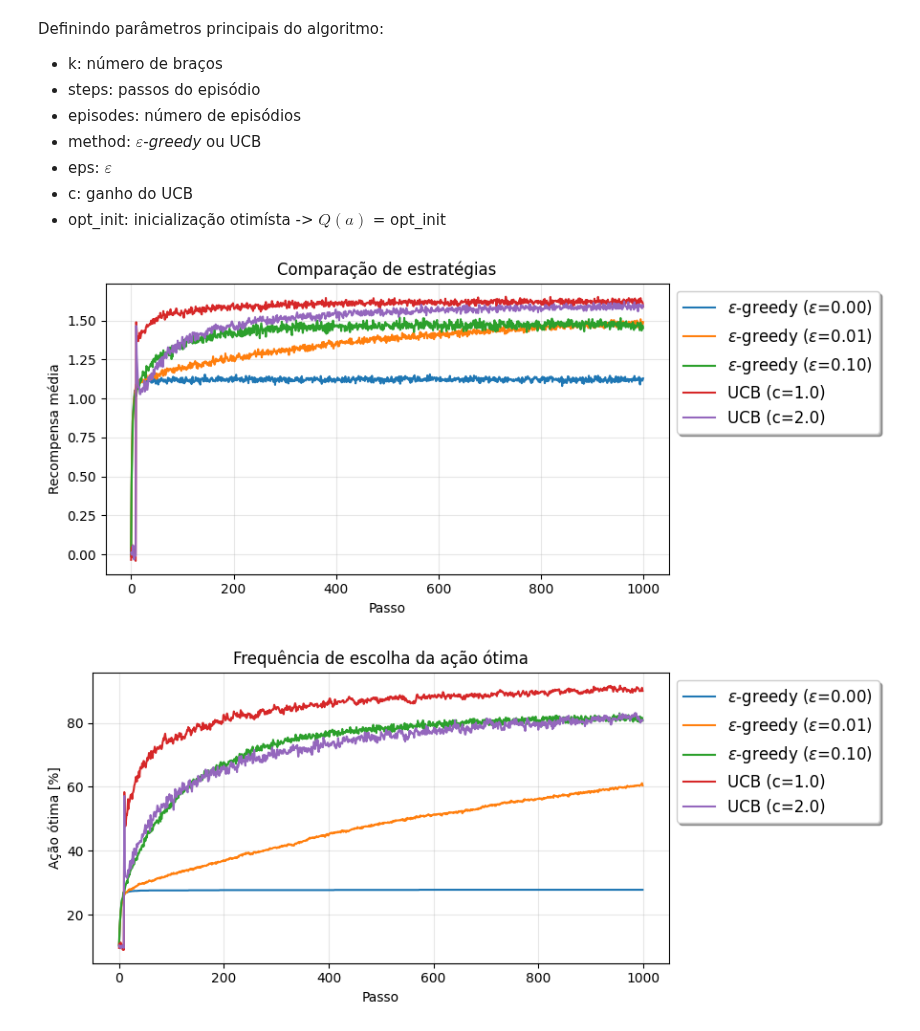
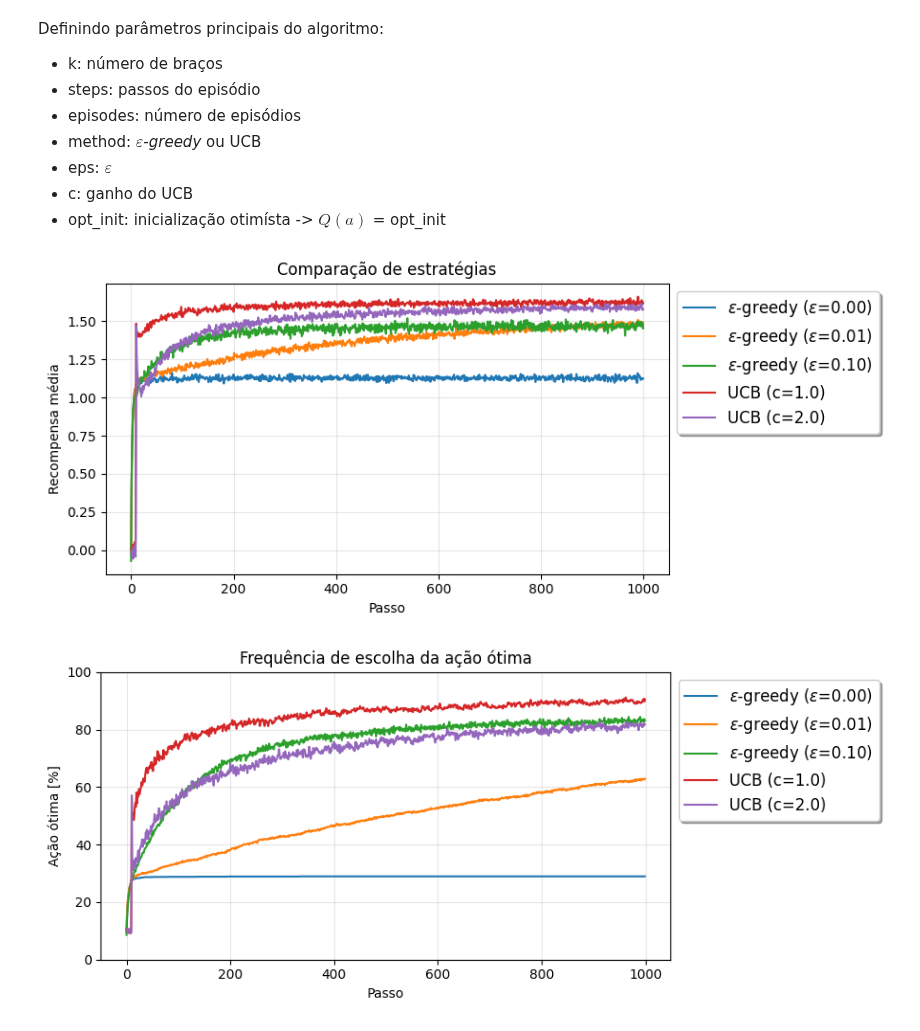
Before and after one commit to GTI-UFMG/IAR_codes, a Jupyter notebook: aula02/Algoritmo_do_bandido.ipynb, the cells around one changed output. Drawn from its saved outputs; the diff is of its cells as text; code cells hidden in the pictures.

```diff
--- a/aula02/Algoritmo_do_bandido.ipynb
+++ b/aula02/Algoritmo_do_bandido.ipynb
@@ -22,7 +22,7 @@ class Bandit:
         self.K = parameters['k']
 
         # testbed
-        self.testbed = [{'mean': 2.0*np.random.uniform(-1.0,1.0), 'std': 0.5} for a in range(self.K)]
+        self.testbed = [{'mean': np.random.uniform(-2.0, 2.0), 'std': 0.5} for a in range(self.K)]
 
         # numero de jogadas de 1 episodio
         self.steps = parameters['steps']
@@ -176,32 +176,33 @@ if __name__ == "__main__":
     # Upper-Confidence-Bound
     parameters['method'] = 'ucb'
     for c in [1.0, 2.0]:
         parameters['c'] = c
         avg_reward, opt_action = simulate(parameters)
 
         plt.figure(1)
         plt.plot(avg_reward, label=f"UCB (c={c:.1f})")
         plt.figure(2)
         plt.plot(opt_action, label=f"UCB (c={c:.1f})")
 
     ##########################################
     plt.figure(1)
     plt.xlabel('Passo')
     plt.ylabel('Recompensa média')
     plt.legend(loc='upper left', bbox_to_anchor=(1, 1), fancybox=True, shadow=True, fontsize=12, facecolor='w')
     plt.title("Comparação de estratégias")
     plt.grid(alpha=0.3)
     plt.tight_layout()
 
     plt.figure(2)
     plt.xlabel('Passo')
     plt.ylabel('Ação ótima [%]')
     plt.legend(loc='upper left', bbox_to_anchor=(1, 1), fancybox=True, shadow=True, fontsize=12, facecolor='w')
     plt.title("Frequência de escolha da ação ótima")
     plt.grid(alpha=0.3)
     plt.tight_layout()
+    plt.ylim([0, 100])
 
     plt.show()
 # %% [output]
-[figure, old version]
+[figure, new version]
-[figure, old version]
+[figure, new version]
```
